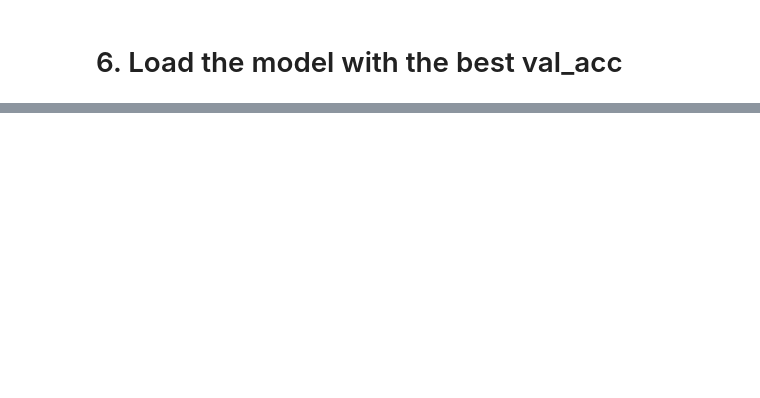
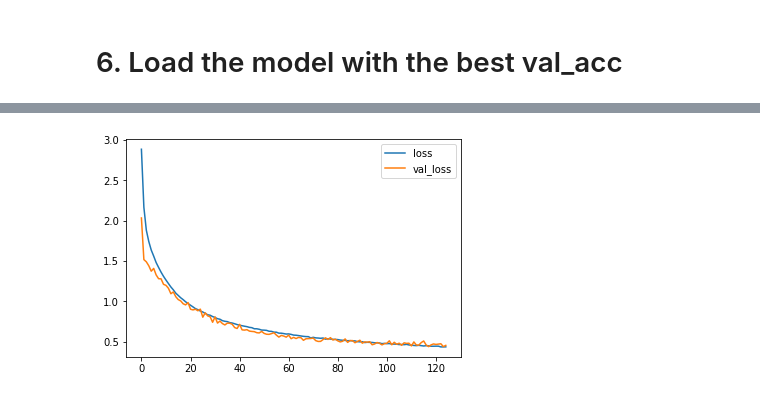
Before and after one commit to ANeuralDip/ML, a Jupyter notebook: CIFAR10_Keras.ipynb, the cells around one changed output, grey strips where cells are left out. Cells and saved outputs as stored; diff of their text form; code cells hidden in the pictures; blank space fills up the shorter version.

```diff
--- a/CIFAR10_Keras.ipynb
+++ b/CIFAR10_Keras.ipynb
@@ -29,3 +48,9 @@ x_test = x_test.astype('float32')/255
+# %%
+mean = np.mean(x_train, axis=(0,1,2,3))
+std = np.std(x_train, axis=(0,1,2,3))
+x_train = (x_train-mean)/(std+1e-7)
+x_valid = (x_valid-mean)/(std+1e-7)
+x_test = (x_test-mean)/(std+1e-7)
 # %% [markdown]
 ## Prepare the labels (One-hot encoding)
 # %%
@@ -34,4 +59,5 @@ import tensorflow
 
 num_classes = len(np.unique(y_train))
 y_train = tensorflow.keras.utils.to_categorical(y_train, num_classes)
+y_valid = tensorflow.keras.utils.to_categorical(y_valid, num_classes)
 y_test = tensorflow.keras.utils.to_categorical(y_test, num_classes)
@@ -51,2 +66,12 @@ print(x_valid.shape)
+# %%
+datagen = ImageDataGenerator(
+    rotation_range=15,
+    width_shift_range=0.1,
+    height_shift_range=0.1,
+    horizontal_flip=True,
+    vertical_flip=False
+)
+
+datagen.fit(x_train)
 # %% [markdown]
 # 3. Define the model architecture
@@ -100,8 +157,15 @@ model.compile(loss="categorical_crossentropy", optimizer="rmsprop", metrics=["ac
 # 5. Train the model
 # %%
 from keras.callbacks import ModelCheckpoint
+from tensorflow.keras import optimizers
 
-checkpointer = ModelCheckpoint(filepath="model.weights.best.hdf5", verbose=1, save_best_only=True)
+batch_size = 128
+epochs = 125
 
-hist = model.fit(x_train, y_train, batch_size = 32, epochs = 100, validation_data=(x_valid, y_valid), callbacks=[checkpointer], verbose = 2, shuffle = True)
+checkpointer = ModelCheckpoint(filepath="model.100epochs.hdf5", verbose=1, save_best_only=True)
+
+optimizer =optimizers.Adam(lr=0.0001, decay=1e-6)
+
+model.compile(loss="categorical_crossentropy", optimizer= optimizer, metrics=['accuracy'])
+history = model.fit_generator(datagen.flow(x_train, y_train, batch_size = batch_size), callbacks= [checkpointer], steps_per_epoch= x_train.shape[0] // batch_size, epochs = epochs, validation_data=(x_valid, y_valid), verbose = 2)
 # %% [output]
@@ -133,0 +201,9 @@ print('\n', "Test accuracy: ", score[1])
+# %%
+history.history.keys()
+
+plt.plot(history.history['loss'], label = "loss")
+plt.plot(history.history['val_loss'], label = "val_loss")
+plt.legend()
+plt.show()
+# %% [output]
+[figure, added]
```
Also changed, not shown: parts of 15 cells of this notebook.
